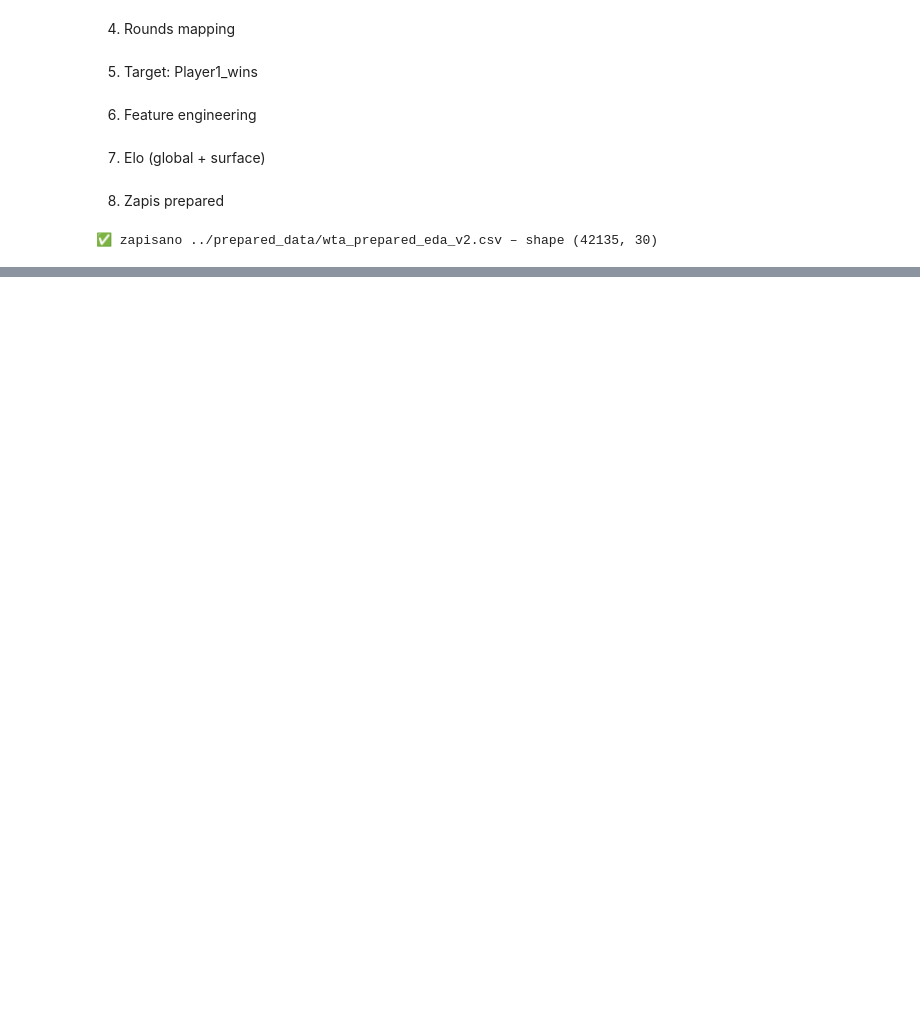
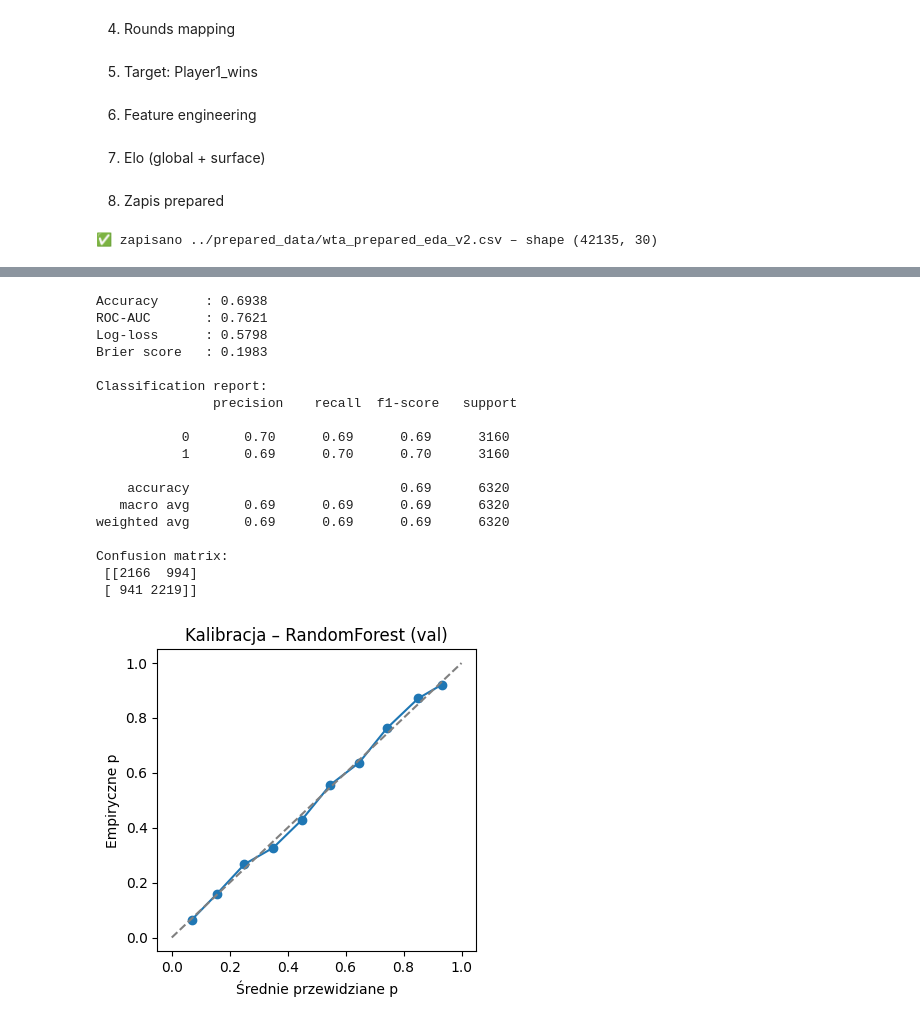
Before and after one commit to DeporS/data-minig-project, a Jupyter notebook: src/project.ipynb, the cells around one changed output, grey strips where cells are left out. Drawn from its saved outputs; the diff is of its cells as text; code cells hidden in the pictures; blank space fills up the shorter version.

Commit message:
project - added opis literatury nr 1 +metryki

```diff
--- a/src/project.ipynb
+++ b/src/project.ipynb
@@ -274,0 +361,16 @@ plt.show()
+# %%
+from sklearn.ensemble import RandomForestClassifier
+
+# Inicjalizacja modelu
+rf = RandomForestClassifier(
+    n_estimators=100,
+    max_depth=10,
+    min_samples_leaf=10,
+    max_features="sqrt",
+    class_weight="balanced",
+    random_state=42,
+    n_jobs=-1
+)
+
+# Trening modelu
+rf.fit(X_train, y_train)
@@ -274,0 +406,45 @@ plt.show()
+# %%
+# ───────────────────── 2. EWALUACJA RANDOM FOREST ─────────────────────
+# Predykcje
+y_pred  = rf.predict(X_val)
+y_proba = rf.predict_proba(X_val)[:, 1]
+
+# Metryki
+print(f"Accuracy      : {accuracy_score(y_val, y_pred):.4f}")
+print(f"ROC-AUC       : {roc_auc_score(y_val, y_proba):.4f}")
+print(f"Log-loss      : {log_loss(y_val, y_proba):.4f}")
+print(f"Brier score   : {brier_score_loss(y_val, y_proba):.4f}")
+print("\nClassification report:\n", classification_report(y_val, y_pred))
+print("Confusion matrix:\n", confusion_matrix(y_val, y_pred))
+
+# Krzywa kalibracji
+prob_true, prob_pred = calibration_curve(y_val, y_proba, n_bins=10, strategy='uniform')
+
+plt.figure(figsize=(4,4))
+plt.plot(prob_pred, prob_true, marker='o', lw=1.5)
+plt.plot([0,1], [0,1], '--', color='gray')
+plt.xlabel('Średnie przewidziane p')
+plt.ylabel('Empiryczne p')
+plt.title('Kalibracja – RandomForest (val)')
+plt.tight_layout()
+plt.show()
+# %% [output]
+Accuracy      : 0.6938
+ROC-AUC       : 0.7621
+Log-loss      : 0.5798
+Brier score   : 0.1983
+
+Classification report:
+               precision    recall  f1-score   support
+
+           0       0.70      0.69      0.69      3160
+           1       0.69      0.70      0.70      3160
+
+    accuracy                           0.69      6320
+   macro avg       0.69      0.69      0.69      6320
+weighted avg       0.69      0.69      0.69      6320
+
+Confusion matrix:
+ [[2166  994]
+ [ 941 2219]]
+[figure, added]
```
Also changed, not shown: parts of 17 cells of this notebook.
